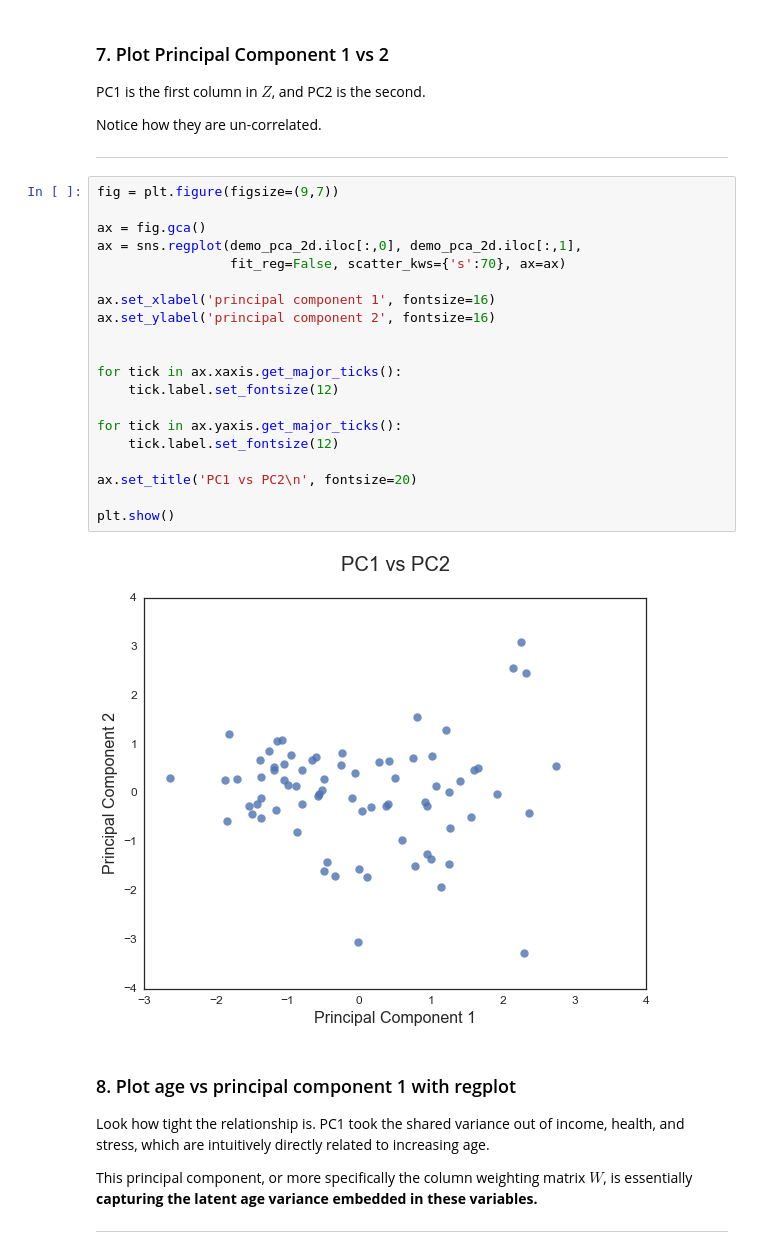
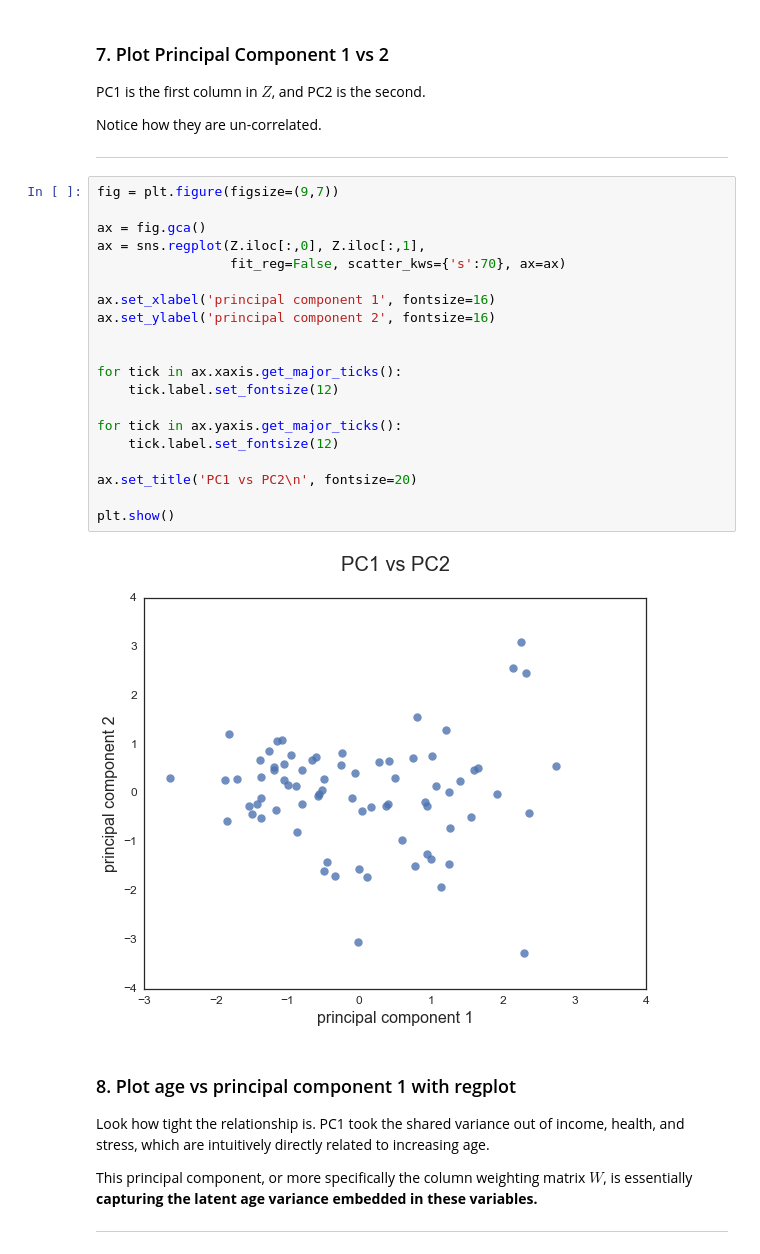
Before and after one commit to yawitzd/DSI-NYC-1, a Jupyter notebook: curriculum/week-07/3.1-intro-pca/w7-d3-intro-to-PCA-fullcode.ipynb, the cells around one changed output. Saved outputs shown, nothing was run; the diff lists cells and outputs as text.

```diff
--- a/curriculum/week-07/3.1-intro-pca/w7-d3-intro-to-PCA-fullcode.ipynb
+++ b/curriculum/week-07/3.1-intro-pca/w7-d3-intro-to-PCA-fullcode.ipynb
@@ -339,25 +339,25 @@ Notice how they are un-correlated.
 # %%
 fig = plt.figure(figsize=(9,7))
 
 ax = fig.gca()
-ax = sns.regplot(demo_pca_2d.iloc[:,0], demo_pca_2d.iloc[:,1],
+ax = sns.regplot(Z.iloc[:,0], Z.iloc[:,1],
                  fit_reg=False, scatter_kws={'s':70}, ax=ax)
 
 ax.set_xlabel('principal component 1', fontsize=16)
 ax.set_ylabel('principal component 2', fontsize=16)
 
 
 for tick in ax.xaxis.get_major_ticks():
     tick.label.set_fontsize(12)
 
 for tick in ax.yaxis.get_major_ticks():
     tick.label.set_fontsize(12)
 
 ax.set_title('PC1 vs PC2\n', fontsize=20)
 
 plt.show()
 # %% [output]
-[figure, old version]
+[figure, new version]
 # %% [markdown]
 ### 8. Plot age vs principal component 1 with regplot
 
```
Also changed, not shown: parts of 2 cells of this notebook, 3 other files.
